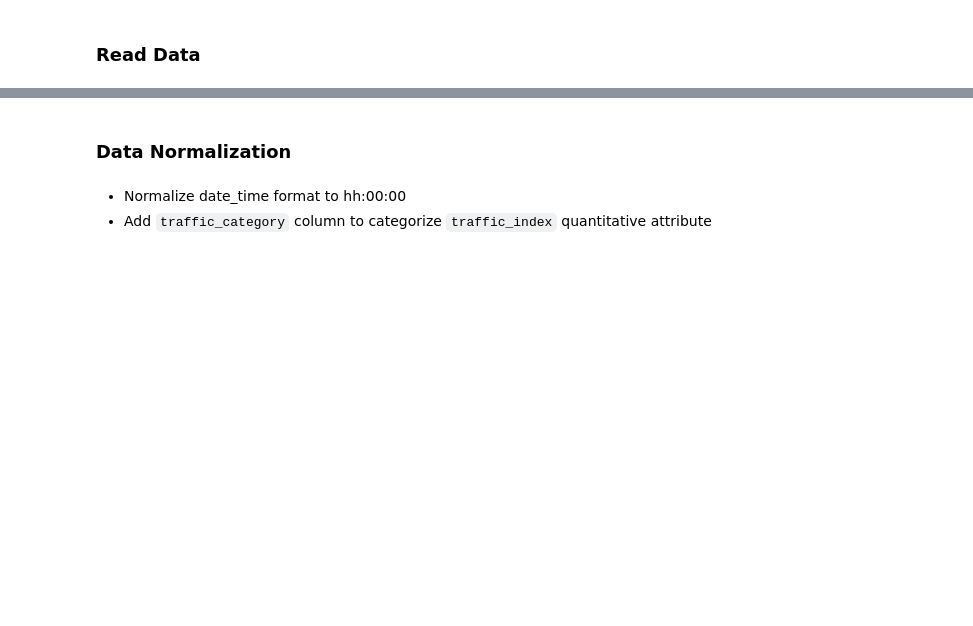
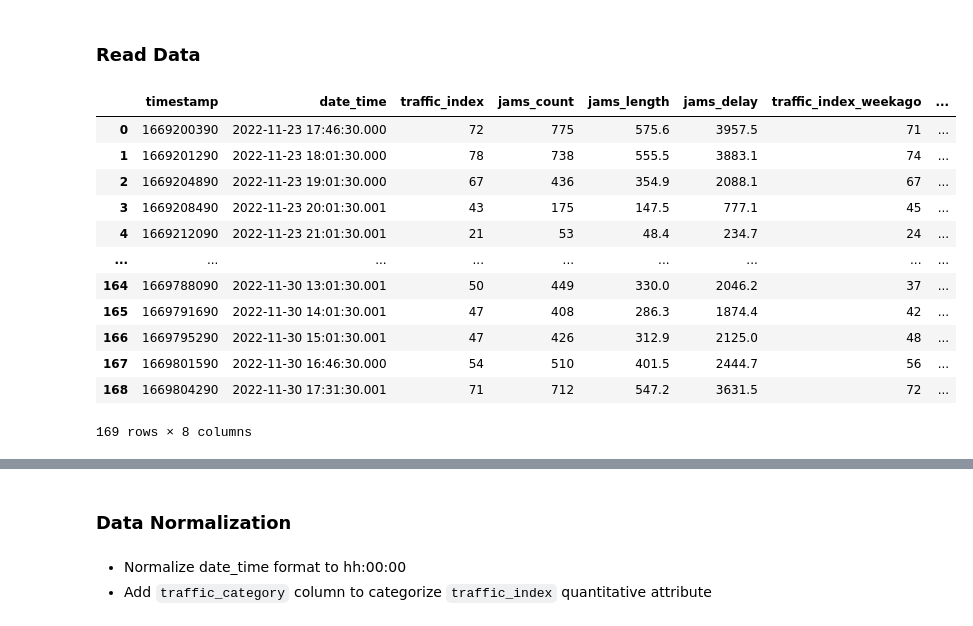
Before and after one commit to saddansyah/association-rules-with-apriori, a Jupyter notebook: index.ipynb, the cells around one changed output, grey strips where cells are left out. Saved outputs shown, nothing was run; the diff lists cells and outputs as text; code cells hidden in the pictures; blank space fills up the shorter version.

```diff
--- a/index.ipynb
+++ b/index.ipynb
@@ -28,2 +15,18 @@ df_traffic_28 = pd.read_csv('datasets/tomtom_2022-11-28.csv')
 df_weather = pd.read_csv('datasets/Weather_2022-11-29.csv')
 df_traffic = pd.read_csv('datasets/tomtom_2022-11-29.csv')
+# %%
+df_traffic
+# %% [output]
+|  | timestamp | date_time | traffic_index | jams_count | jams_length | jams_delay | traffic_index_weekago | ... |
+| 0 | 1669200390 | 2022-11-23 17:46:30.000 | 72 | 775 | 575.6 | 3957.5 | 71 | ... |
+| 1 | 1669201290 | 2022-11-23 18:01:30.000 | 78 | 738 | 555.5 | 3883.1 | 74 | ... |
+| 2 | 1669204890 | 2022-11-23 19:01:30.000 | 67 | 436 | 354.9 | 2088.1 | 67 | ... |
+| 3 | 1669208490 | 2022-11-23 20:01:30.001 | 43 | 175 | 147.5 | 777.1 | 45 | ... |
+| 4 | 1669212090 | 2022-11-23 21:01:30.001 | 21 | 53 | 48.4 | 234.7 | 24 | ... |
+| ... | ... | ... | ... | ... | ... | ... | ... | ... |
+| 164 | 1669788090 | 2022-11-30 13:01:30.001 | 50 | 449 | 330.0 | 2046.2 | 37 | ... |
+| 165 | 1669791690 | 2022-11-30 14:01:30.001 | 47 | 408 | 286.3 | 1874.4 | 42 | ... |
+| 166 | 1669795290 | 2022-11-30 15:01:30.001 | 47 | 426 | 312.9 | 2125.0 | 48 | ... |
+| 167 | 1669801590 | 2022-11-30 16:46:30.000 | 54 | 510 | 401.5 | 2444.7 | 56 | ... |
+| 168 | 1669804290 | 2022-11-30 17:31:30.001 | 71 | 712 | 547.2 | 3631.5 | 72 | ... |
+169 rows × 8 columns
```
Also changed, not shown: parts of 16 cells of this notebook.
